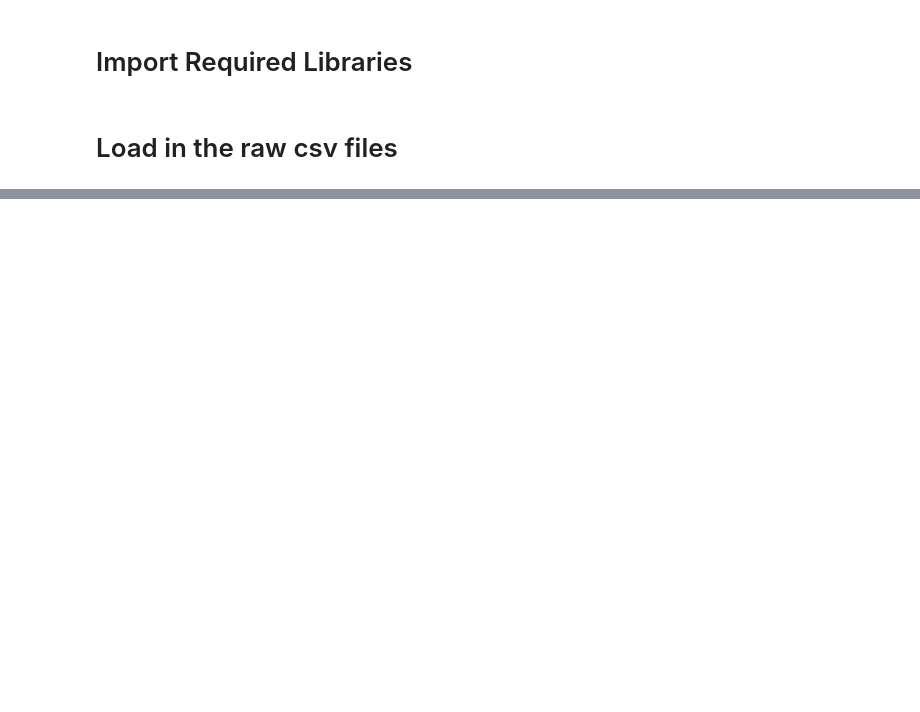
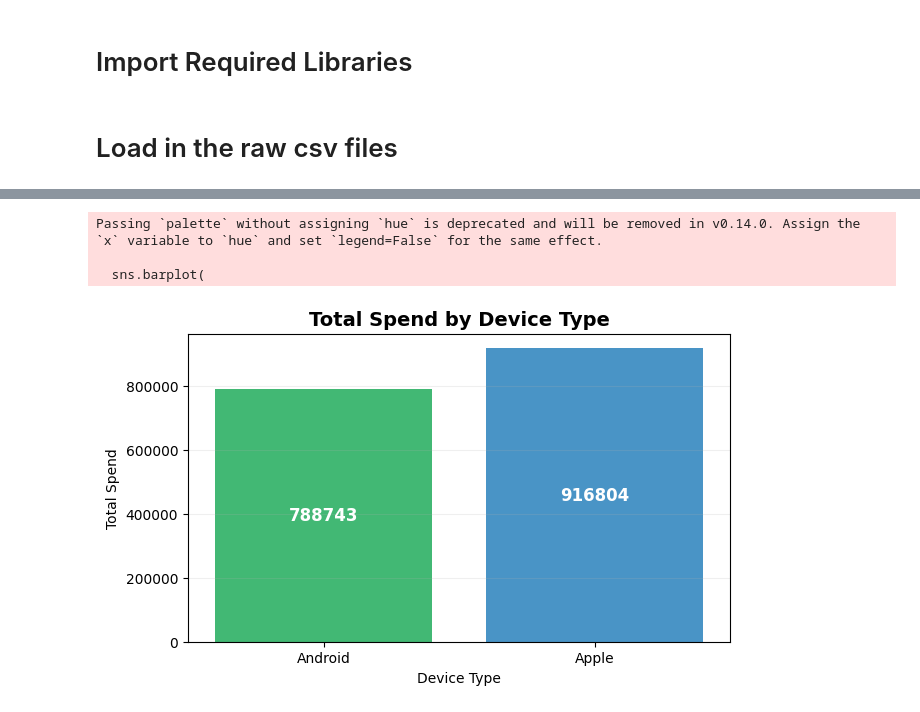
Before and after one commit to praiseOjay/buster_block_project, a Jupyter notebook: docs/notebooks/device_type_analysis.ipynb, the cells around one changed output, grey strips where cells are left out. Drawn from its saved outputs; the diff is of its cells as text; code cells hidden in the pictures; blank space fills up the shorter version.

Commit message:
updated device
added graphs

```diff
--- a/docs/notebooks/device_type_analysis.ipynb
+++ b/docs/notebooks/device_type_analysis.ipynb
@@ -16,2 +55,19 @@ customers.head()
+# %%
+# Convert rental and return dates to datetime objects
+rentals_clean["rental_date"] = pd.to_datetime(rentals_clean["rental_date"])
+rentals_clean["return_date"] = pd.to_datetime(rentals_clean["return_date"])
+# %%
+# Calculate rental duration in days
+rentals_clean["rental_duration_days"] = (
+    rentals_clean["return_date"] - rentals_clean["rental_date"]
+).dt.days
 # %%
-# Combine the csv files into one dataframe for analysis
+# Merging dataframes
+device_analysis_df = (
+    customers_clean.merge(app_ids_clean, on="customer_id", how="left")
+    .merge(payments_clean, on="customer_id", how="left")
+    .merge(rentals_clean, on="customer_id", how="left")
+)
+
+print("Merged DF:")
+print(device_analysis_df.head())
@@ -17,0 +89,41 @@ customers.head()
+# %%
+# TOTAL SPEND BY DEVICE TYPE
+total_spend = (
+    device_analysis_df.groupby("device_type")["amount"]
+    .sum()
+    .reset_index()
+    .rename(columns={"amount": "total_spend"})
+)
+
+device_colors = {"Android": "#2ecc71", "Apple": "#3498db"}
+
+plt.figure(figsize=(7, 4))
+
+sns.barplot(
+    data=total_spend, x="device_type", y="total_spend", palette=device_colors
+)
+
+plt.title("Total Spend by Device Type", fontsize=14, weight="bold")
+plt.xlabel("Device Type")
+plt.ylabel("Total Spend")
+plt.grid(axis="y", alpha=0.2)
+
+# Add numbers centered in bars
+for index, row in total_spend.iterrows():
+    plt.text(
+        x=index,
+        y=row["total_spend"] / 2,
+        s=f"{row['total_spend']:.0f}",
+        ha="center",
+        va="center",
+        color="white",
+        fontsize=12,
+        weight="bold",
+    )
+
+plt.show()
+# %% [output]
+Passing `palette` without assigning `hue` is deprecated and will be removed in v0.14.0. Assign the `x` variable to `hue` and set `legend=False` for the same effect.
+
+  sns.barplot(
+[figure, added]
```
Also changed, not shown: parts of 11 cells of this notebook.
